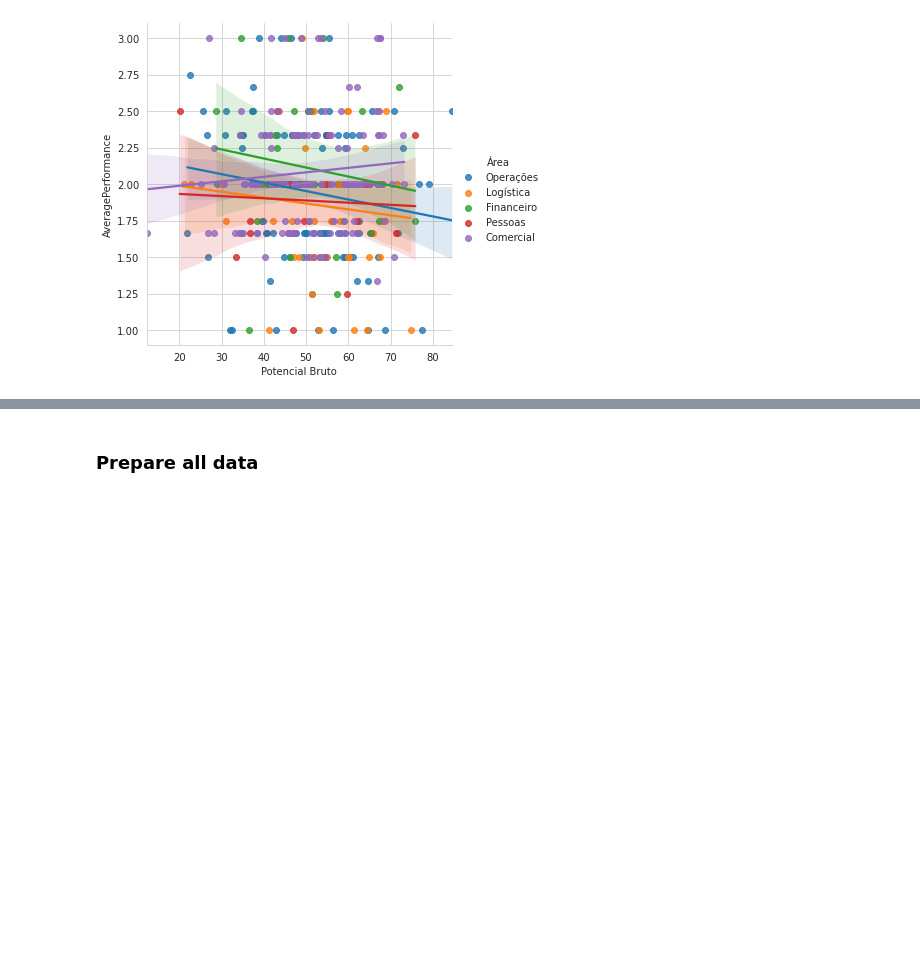
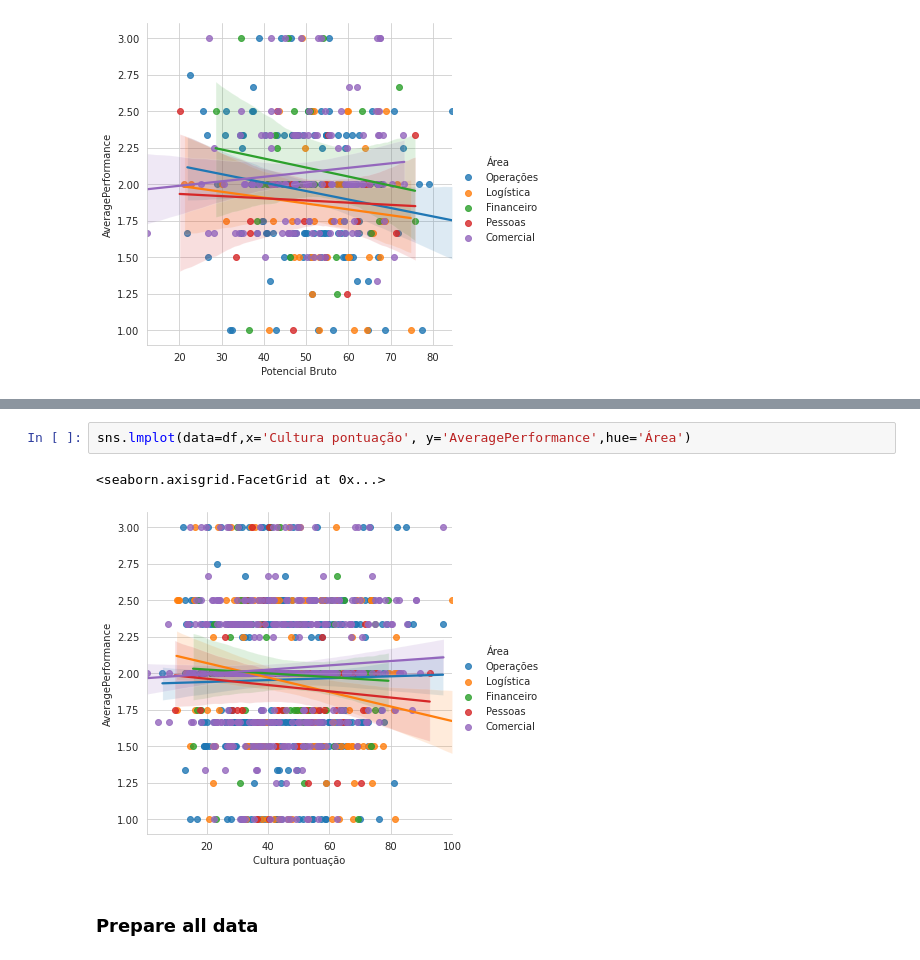
Before and after one commit to biagzi/data_science, a Jupyter notebook: case2_people_analytics/gathering_preparing_all_data.ipynb, the cells around one changed output, grey strips where cells are left out. Drawn from its saved outputs; the diff is of its cells as text; blank space fills up the shorter version.

```diff
--- a/case2_people_analytics/gathering_preparing_all_data.ipynb
+++ b/case2_people_analytics/gathering_preparing_all_data.ipynb
@@ -136,3 +142,8 @@ sns.lmplot(data=df,x='Potencial Bruto', y='AveragePerformance',hue='Área')
+# %%
+sns.lmplot(data=df,x='Cultura pontuação', y='AveragePerformance',hue='Área')
+# %% [output]
+<seaborn.axisgrid.FacetGrid at 0x...>
+[figure, added]
 # %% [markdown]
 ### Prepare all data
 # %%
```
Also changed, not shown: parts of 2 cells of this notebook, 3 other files.
